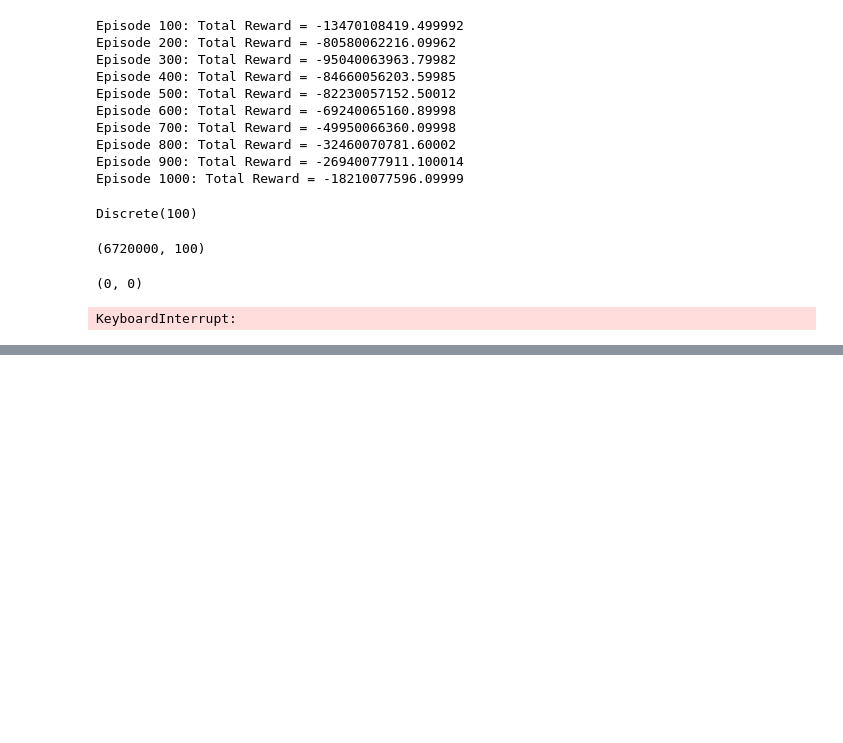
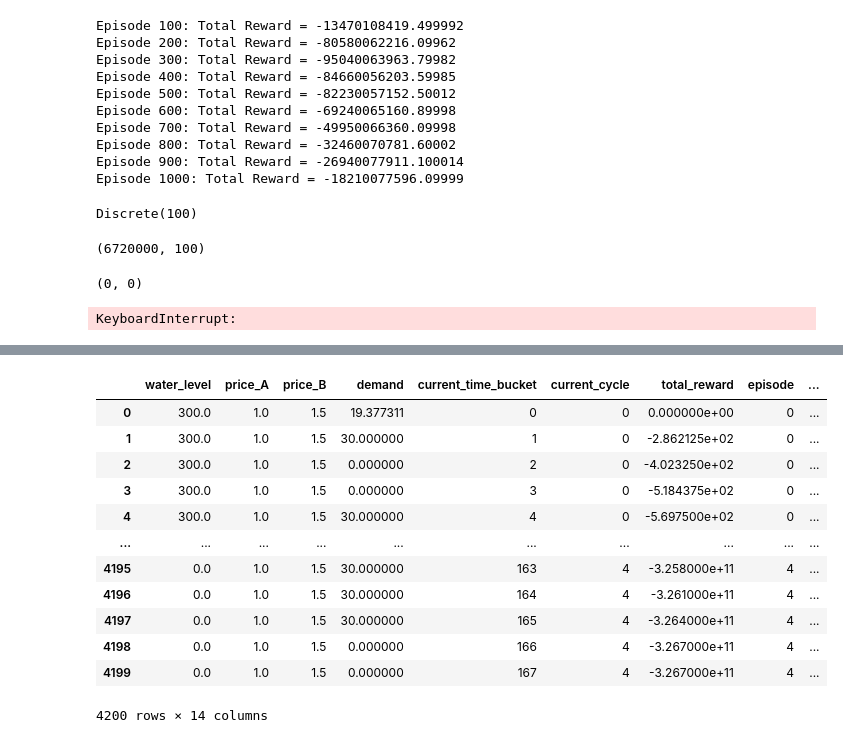
Before and after one commit to iftahtsdaka/iftah-eran-sdmrl, a Jupyter notebook: eran_temp_work/version_2/iftah-project.ipynb, the cells around one changed output, grey strips where cells are left out. Saved outputs shown, nothing was run; the diff lists cells and outputs as text; code cells hidden in the pictures; blank space fills up the shorter version.

```diff
--- a/eran_temp_work/version_2/iftah-project.ipynb
+++ b/eran_temp_work/version_2/iftah-project.ipynb
@@ -724,3 +724,12 @@ env = create_env(discrete_actions=True, discrete_observations=True, water_bucket
 high_level_model.train(env)
 # %% [output]
 KeyboardInterrupt:
+# %%
+from qlearning import TabularQ
+from env_nosell import create_env
+
+env = create_env(discrete_actions=True, discrete_observations=True, water_buckets=10)
+# Reset environment and clone initial state
+initial_state = env.reset()
+high_level_model = TabularQ(env)
+high_level_model.train(env, total_episodes=1000)
@@ -726,0 +794,16 @@ KeyboardInterrupt:
+# %%
+df
+# %% [output]
+|  | water_level | price_A | price_B | demand | current_time_bucket | current_cycle | total_reward | episode | ... |
+| 0 | 300.0 | 1.0 | 1.5 | 19.377311 | 0 | 0 | 0.000000e+00 | 0 | ... |
+| 1 | 300.0 | 1.0 | 1.5 | 30.000000 | 1 | 0 | -2.862125e+02 | 0 | ... |
+| 2 | 300.0 | 1.0 | 1.5 | 0.000000 | 2 | 0 | -4.023250e+02 | 0 | ... |
+| 3 | 300.0 | 1.0 | 1.5 | 0.000000 | 3 | 0 | -5.184375e+02 | 0 | ... |
+| 4 | 300.0 | 1.0 | 1.5 | 30.000000 | 4 | 0 | -5.697500e+02 | 0 | ... |
+| ... | ... | ... | ... | ... | ... | ... | ... | ... | ... |
+| 4195 | 0.0 | 1.0 | 1.5 | 30.000000 | 163 | 4 | -3.258000e+11 | 4 | ... |
+| 4196 | 0.0 | 1.0 | 1.5 | 30.000000 | 164 | 4 | -3.261000e+11 | 4 | ... |
+| 4197 | 0.0 | 1.0 | 1.5 | 30.000000 | 165 | 4 | -3.264000e+11 | 4 | ... |
+| 4198 | 0.0 | 1.0 | 1.5 | 0.000000 | 166 | 4 | -3.267000e+11 | 4 | ... |
+| 4199 | 0.0 | 1.0 | 1.5 | 0.000000 | 167 | 4 | -3.267000e+11 | 4 | ... |
+4200 rows × 14 columns
```
Also changed, not shown: parts of 7 cells of this notebook, 1 other file.
